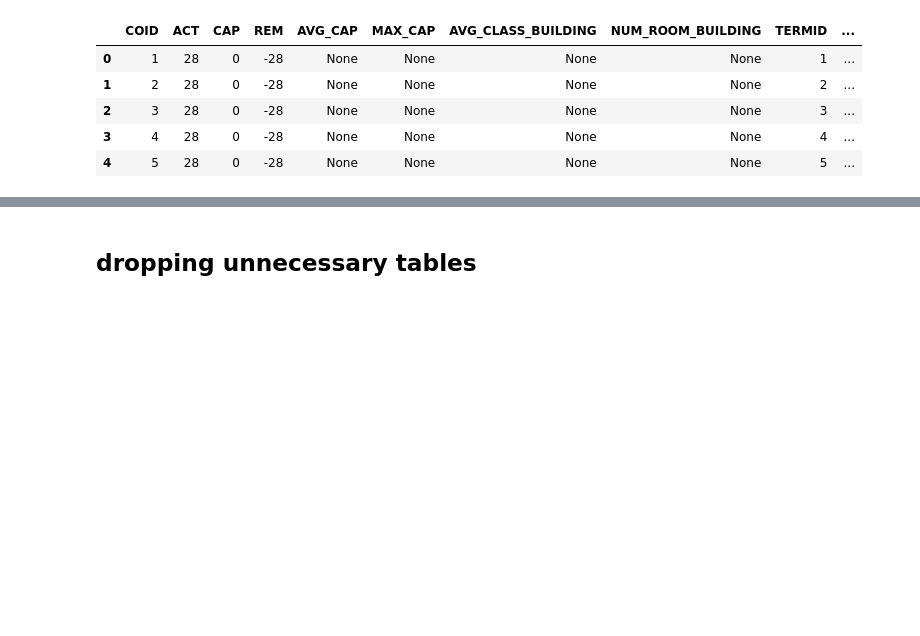
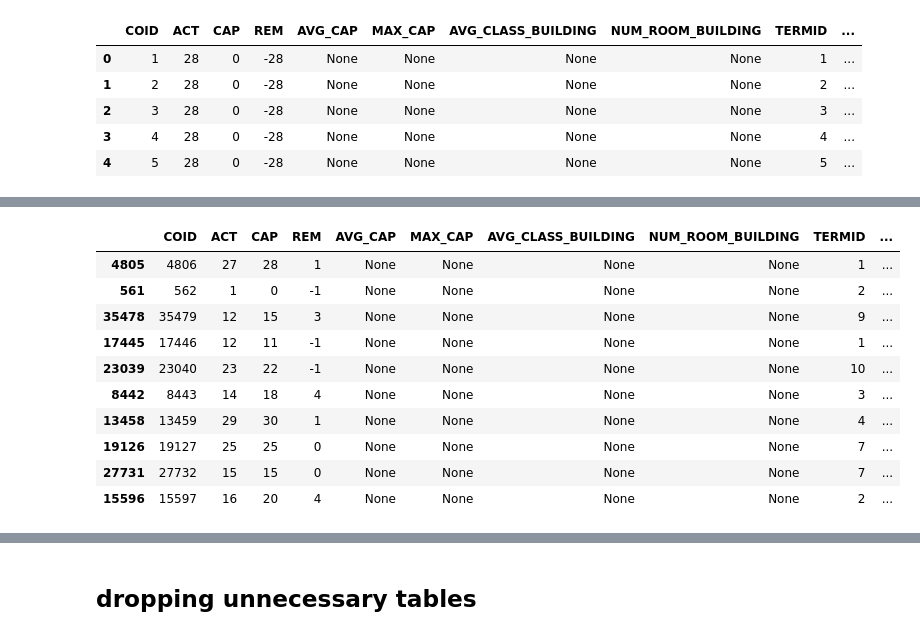
Before and after one commit to fairfield-university-ba-510-spring2019/final-project-back-row-squad, a Jupyter notebook: CourseDataWarehouseDemo.ipynb, the cells around one changed output, grey strips where cells are left out. Drawn from its saved outputs; the diff is of its cells as text; code cells hidden in the pictures; blank space fills up the shorter version.

```diff
--- a/CourseDataWarehouseDemo.ipynb
+++ b/CourseDataWarehouseDemo.ipynb
@@ -310,0 +281,15 @@ See the caveats in the documentation: http://pandas.pydata.org/pandas-docs/stabl
+# %%
+df=df.merge(df2, on='CID', how='left')
+df.sample(10)
+# %% [output]
+|  | COID | ACT | CAP | REM | AVG_CAP | MAX_CAP | AVG_CLASS_BUILDING | NUM_ROOM_BUILDING | TERMID | ... |
+| 4805 | 4806 | 27 | 28 | 1 | None | None | None | None | 1 | ... |
+| 561 | 562 | 1 | 0 | -1 | None | None | None | None | 2 | ... |
+| 35478 | 35479 | 12 | 15 | 3 | None | None | None | None | 9 | ... |
+| 17445 | 17446 | 12 | 11 | -1 | None | None | None | None | 1 | ... |
+| 23039 | 23040 | 23 | 22 | -1 | None | None | None | None | 10 | ... |
+| 8442 | 8443 | 14 | 18 | 4 | None | None | None | None | 3 | ... |
+| 13458 | 13459 | 29 | 30 | 1 | None | None | None | None | 4 | ... |
+| 19126 | 19127 | 25 | 25 | 0 | None | None | None | None | 7 | ... |
+| 27731 | 27732 | 15 | 15 | 0 | None | None | None | None | 7 | ... |
+| 15596 | 15597 | 16 | 20 | 4 | None | None | None | None | 2 | ... |
```
Also changed, not shown: parts of 8 cells of this notebook.
